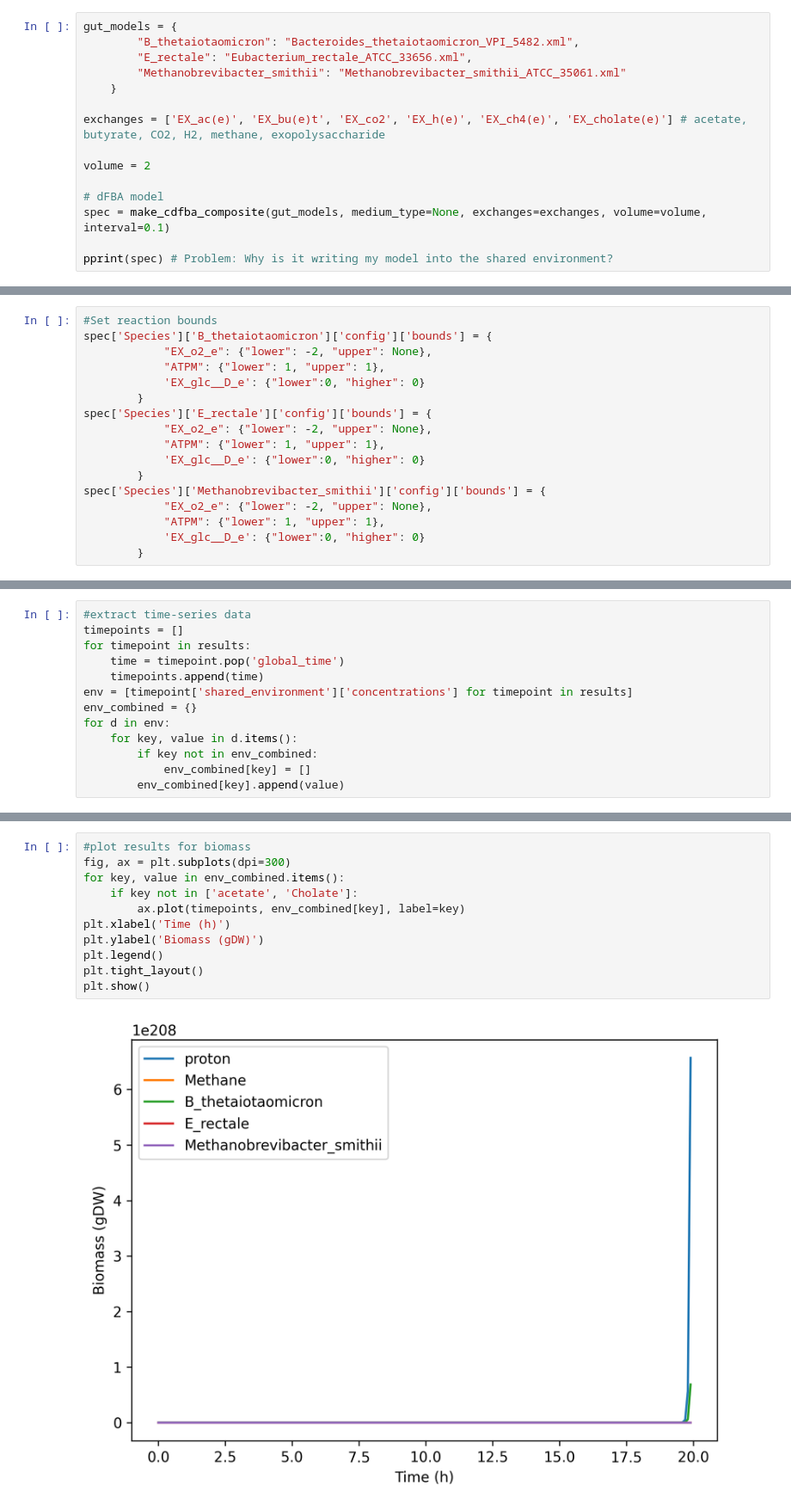
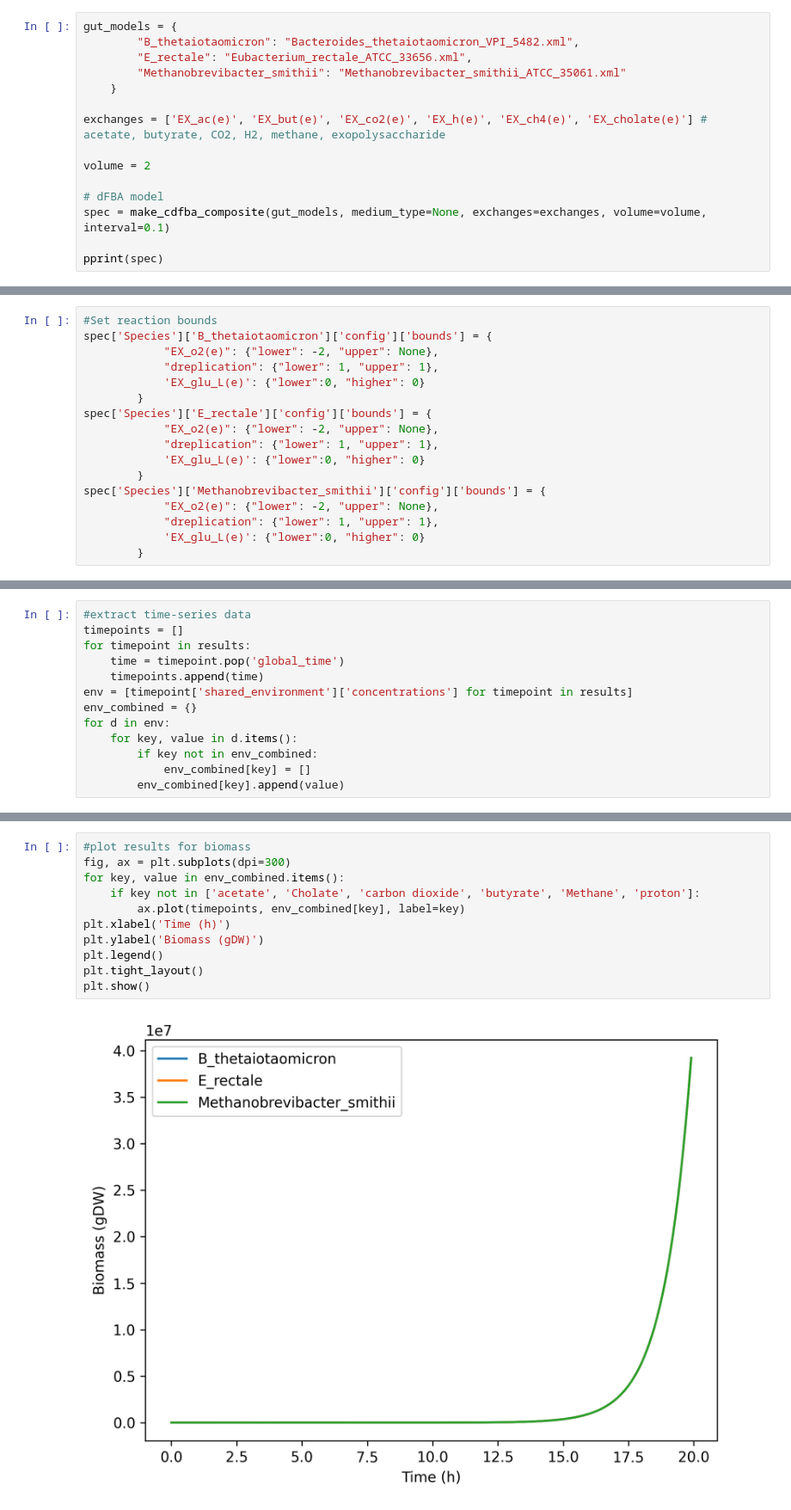
Before and after one commit to vivarium-collective/Rebekahs_Rotation_Project, a Jupyter notebook: Vivarium/cdFBA-main/Notebooks/sbml/simulation_3_cross feeding.ipynb, the cells around one changed output, grey strips where cells are left out. Shown at 86% size. Saved outputs shown, nothing was run; the diff lists cells and outputs as text.

```diff
--- a/Vivarium/cdFBA-main/Notebooks/sbml/simulation_3_cross feeding.ipynb
+++ b/Vivarium/cdFBA-main/Notebooks/sbml/simulation_3_cross feeding.ipynb
@@ -42,14 +155,14 @@ gut_models = {
         "Methanobrevibacter_smithii": "Methanobrevibacter_smithii_ATCC_35061.xml"
     }
 
-exchanges = ['EX_ac(e)', 'EX_bu(e)t', 'EX_co2', 'EX_h(e)', 'EX_ch4(e)', 'EX_cholate(e)'] # acetate, butyrate, CO2, H2, methane, exopolysaccharide
+exchanges = ['EX_ac(e)', 'EX_but(e)', 'EX_co2(e)', 'EX_h(e)', 'EX_ch4(e)', 'EX_cholate(e)'] # acetate, butyrate, CO2, H2, methane, exopolysaccharide
 
 volume = 2
 
 # dFBA model
 spec = make_cdfba_composite(gut_models, medium_type=None, exchanges=exchanges, volume=volume, interval=0.1)
 
-pprint(spec) # Problem: Why is it writing my model into the shared environment?
+pprint(spec)
 # %% [output]
 {'Shared Environment': {'concentrations': {'B_thetaiotaomicron': 0.25,
                                            'Cholate': 10.0,
@@ -71,19 +184,19 @@ pprint(spec) # Problem: Why is it writing my model into the shared environment?
 # %%
 #Set reaction bounds
 spec['Species']['B_thetaiotaomicron']['config']['bounds'] = {
-            "EX_o2_e": {"lower": -2, "upper": None},
-            "ATPM": {"lower": 1, "upper": 1},
-            'EX_glc__D_e': {"lower":0, "higher": 0}
+            "EX_o2(e)": {"lower": -2, "upper": None},
+            "dreplication": {"lower": 1, "upper": 1},
+            'EX_glu_L(e)': {"lower":0, "higher": 0}
         }
 spec['Species']['E_rectale']['config']['bounds'] = {
-            "EX_o2_e": {"lower": -2, "upper": None},
-            "ATPM": {"lower": 1, "upper": 1},
-            'EX_glc__D_e': {"lower":0, "higher": 0}
+            "EX_o2(e)": {"lower": -2, "upper": None},
+            "dreplication": {"lower": 1, "upper": 1},
+            'EX_glu_L(e)': {"lower":0, "higher": 0}
         }
 spec['Species']['Methanobrevibacter_smithii']['config']['bounds'] = {
-            "EX_o2_e": {"lower": -2, "upper": None},
-            "ATPM": {"lower": 1, "upper": 1},
-            'EX_glc__D_e': {"lower":0, "higher": 0}
+            "EX_o2(e)": {"lower": -2, "upper": None},
+            "dreplication": {"lower": 1, "upper": 1},
+            'EX_glu_L(e)': {"lower":0, "higher": 0}
         }
 # %%
 #set external substrate concentrations
@@ -195,16 +312,16 @@ results # Problem: Why am I getting such high numbers in my counts?
 # %%
 #plot results for biomass
 fig, ax = plt.subplots(dpi=300)
 for key, value in env_combined.items():
-    if key not in ['acetate', 'Cholate']:
+    if key not in ['acetate', 'Cholate', 'carbon dioxide', 'butyrate', 'Methane', 'proton']:
         ax.plot(timepoints, env_combined[key], label=key)
 plt.xlabel('Time (h)')
 plt.ylabel('Biomass (gDW)')
 plt.legend()
 plt.tight_layout()
 plt.show()
 # %% [output]
-[figure, old version]
+[figure, new version]
 # %%
 #plot substrates
 fig, ax = plt.subplots(dpi=300)
```
Also changed, not shown: parts of 8 cells of this notebook.
